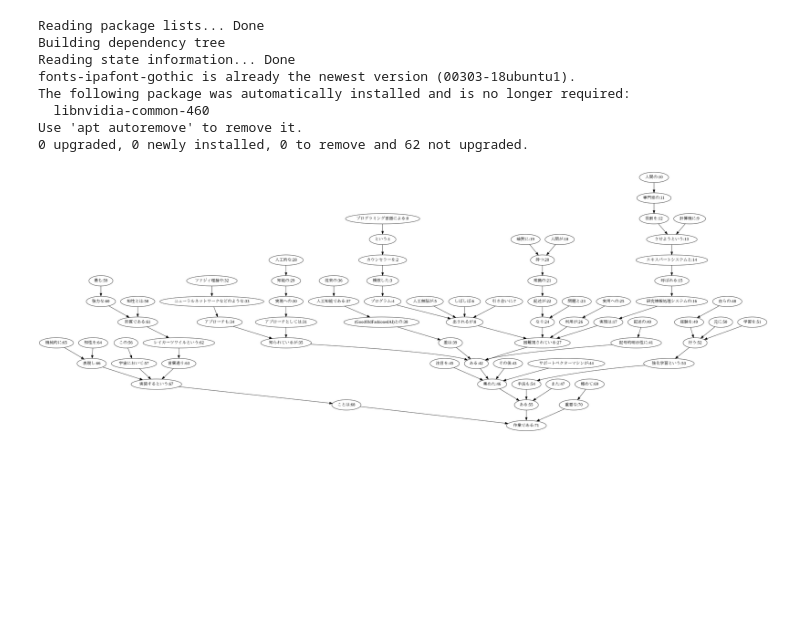
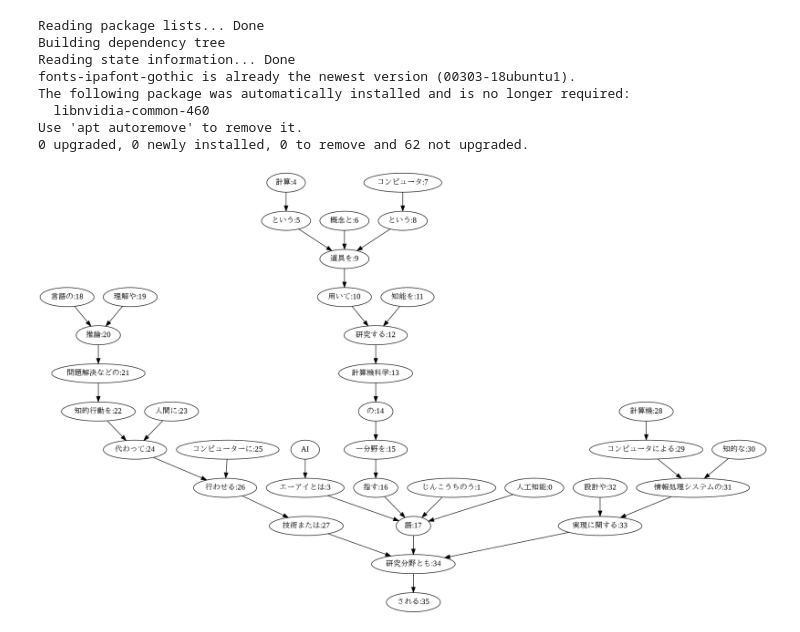
Before and after one commit to citrus1998/nlp100_with_alpha, a Jupyter notebook: nlp100_5.ipynb, the cells around one changed output. Cells and saved outputs as stored; diff of their text form; code cells hidden in the pictures; blank space fills up the shorter version.

```diff
--- a/nlp100_5.ipynb
+++ b/nlp100_5.ipynb
@@ -312,23 +312,23 @@ from IPython.display import Image,display_png
 from graphviz import Digraph
 # %%
 edges = []
-for id, chunk in enumerate(sentences[7].chunks):
+for id, chunk in enumerate(sentences[2].chunks):
   if int(chunk.dst) != -1:
     modifier = []
     modifiee = []
     for morph in chunk.morphs:
       if morph.pos != '記号':
         modifier.append(morph.surface)
     modifier.append(':' + str(id))
-    for morph in sentences[7].chunks[int(chunk.dst)].morphs:
+    for morph in sentences[2].chunks[int(chunk.dst)].morphs:
       if morph.pos != '記号':
         modifiee.append(morph.surface)
     modifiee.append(':' + str(chunk.dst))
     edges.append([list2str(modifier), list2str(modifiee)])
 
 node = pydot.Node('node')
 graph = pydot.graph_from_edges(edges, directed=True)
 graph.add_node(node)
 Image(graph.create_png())
 # %% [output]
-[figure, old version]
+[figure, new version]
```
Also changed, not shown: parts of 2 cells of this notebook.
